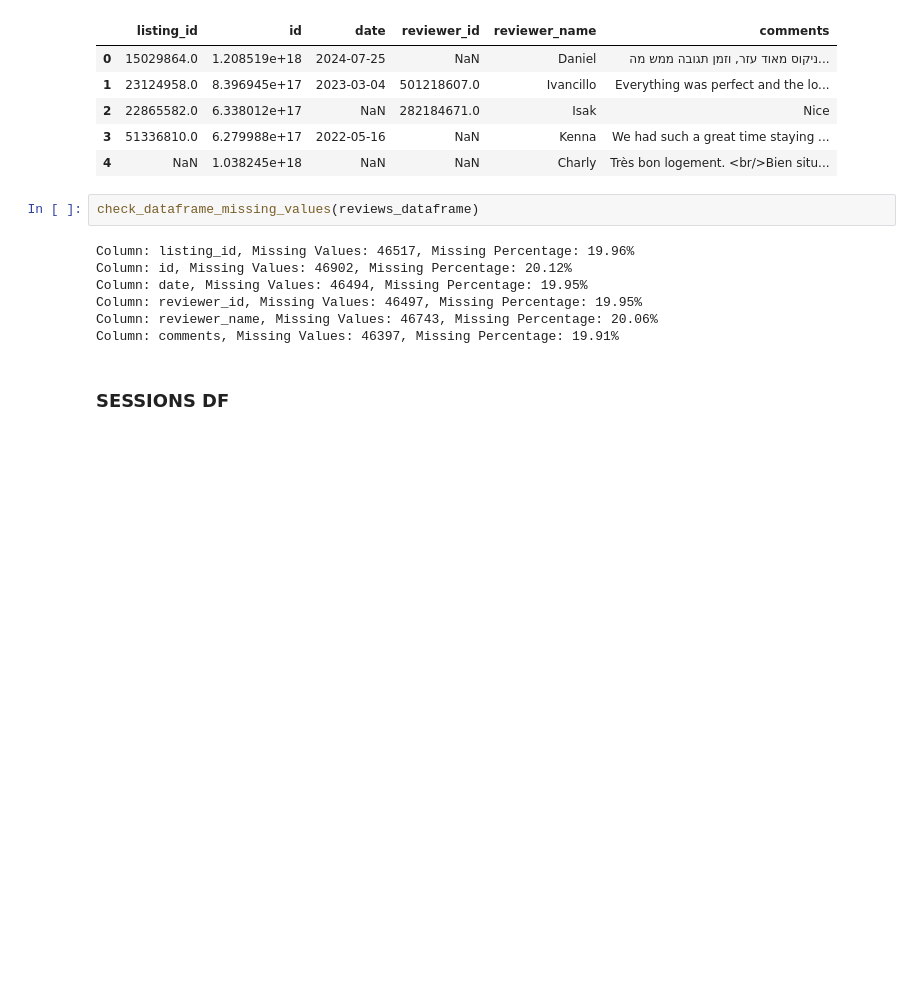
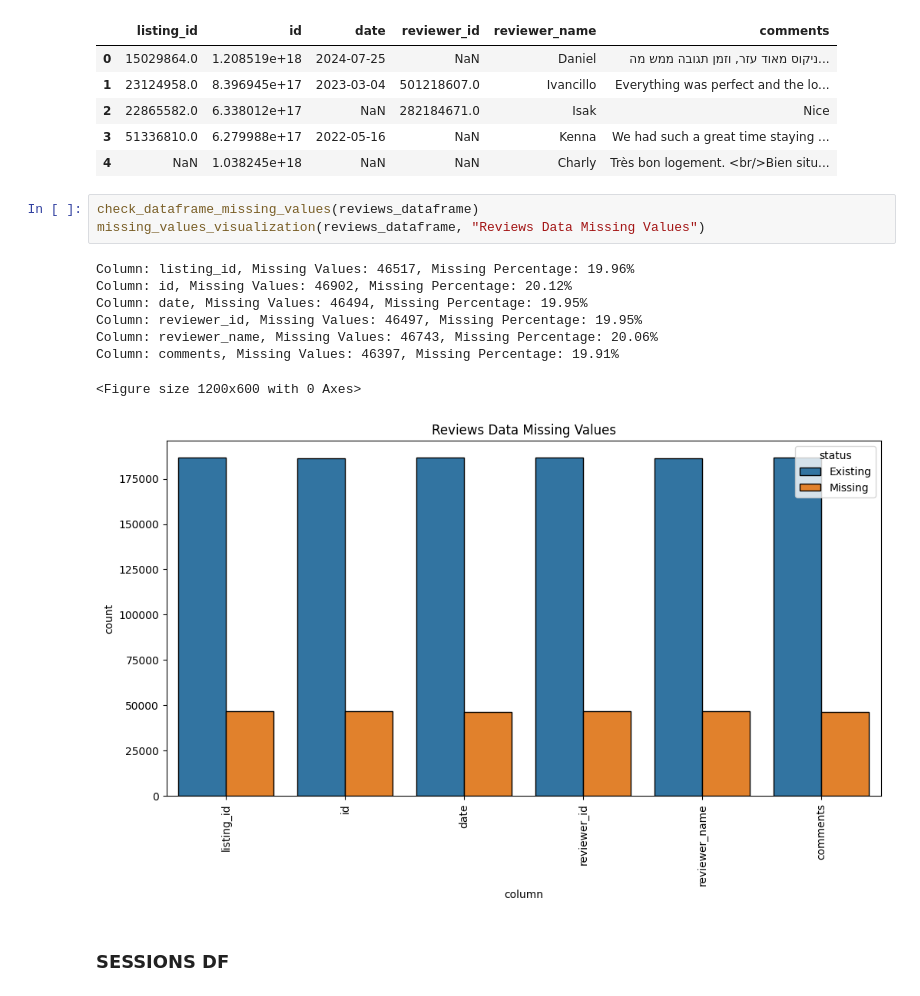
Before and after one commit to psiku/IUM-long-stay-insights, a Jupyter notebook: notebooks/data_v1_preprocessing.ipynb, the cells around one changed output. Drawn from its saved outputs; the diff is of its cells as text; blank space fills up the shorter version.

```diff
--- a/notebooks/data_v1_preprocessing.ipynb
+++ b/notebooks/data_v1_preprocessing.ipynb
@@ -109,13 +134,16 @@ reviews_dataframe.head(5)
 | 4 | NaN | 1.038245e+18 | NaN | NaN | Charly | Très bon logement. <br/>Bien situ... |
 # %%
 check_dataframe_missing_values(reviews_dataframe)
+missing_values_visualization(reviews_dataframe, "Reviews Data Missing Values")
 # %% [output]
 Column: listing_id, Missing Values: 46517, Missing Percentage: 19.96%
 Column: id, Missing Values: 46902, Missing Percentage: 20.12%
 Column: date, Missing Values: 46494, Missing Percentage: 19.95%
 Column: reviewer_id, Missing Values: 46497, Missing Percentage: 19.95%
 Column: reviewer_name, Missing Values: 46743, Missing Percentage: 20.06%
 Column: comments, Missing Values: 46397, Missing Percentage: 19.91%
+<Figure size 1200x600 with 0 Axes>
+[figure, added]
 # %% [markdown]
 ### SESSIONS DF
 # %%
```
Also changed, not shown: parts of 15 cells of this notebook, 2 other files.
